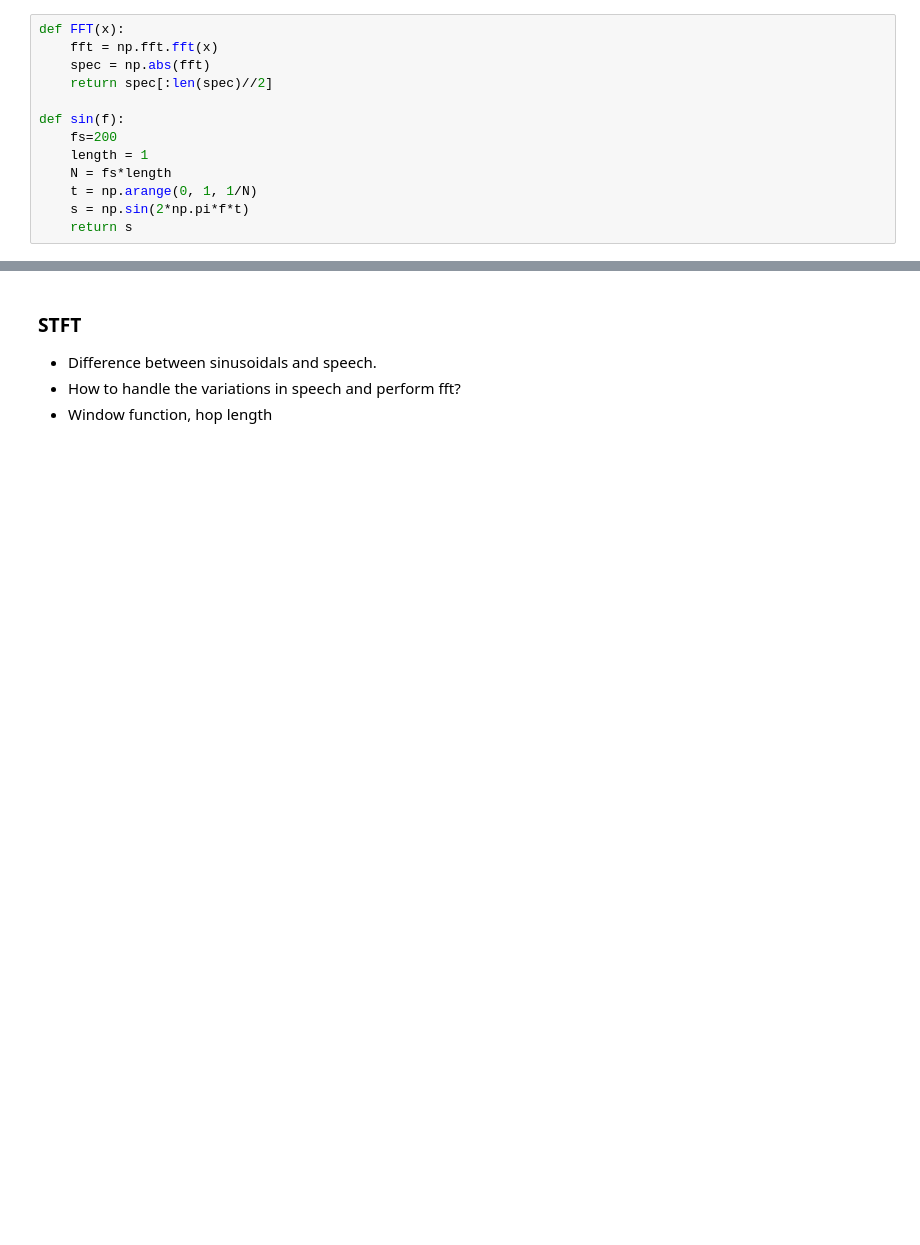
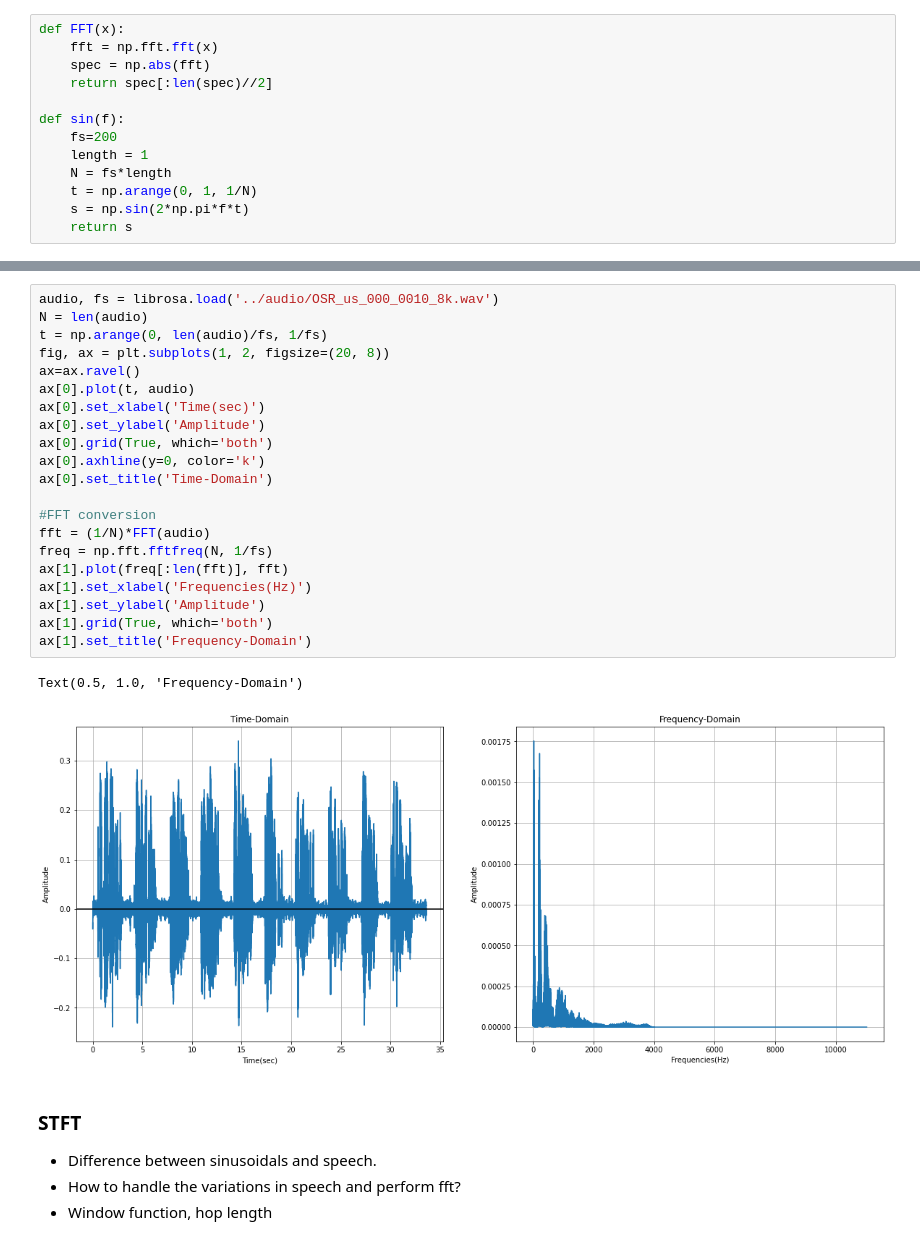
Before and after one commit to ftyers/iu-hse-asr-workshop, a Jupyter notebook: notebooks/Audio_Processing.ipynb, the cells around one changed output, grey strips where cells are left out. Drawn from its saved outputs; the diff is of its cells as text; blank space fills up the shorter version.

```diff
--- a/notebooks/Audio_Processing.ipynb
+++ b/notebooks/Audio_Processing.ipynb
@@ -73,3 +77,27 @@ ax[1].set_title('Frequency-Domain')
+# %%
+audio, fs = librosa.load('../audio/OSR_us_000_0010_8k.wav')
+N = len(audio)
+t = np.arange(0, len(audio)/fs, 1/fs)
+fig, ax = plt.subplots(1, 2, figsize=(20, 8))
+ax=ax.ravel()
+ax[0].plot(t, audio)
+ax[0].set_xlabel('Time(sec)')
+ax[0].set_ylabel('Amplitude')
+ax[0].grid(True, which='both')
+ax[0].axhline(y=0, color='k')
+ax[0].set_title('Time-Domain')
+
+#FFT conversion
+fft = (1/N)*FFT(audio)
+freq = np.fft.fftfreq(N, 1/fs)
+ax[1].plot(freq[:len(fft)], fft)
+ax[1].set_xlabel('Frequencies(Hz)')
+ax[1].set_ylabel('Amplitude')
+ax[1].grid(True, which='both')
+ax[1].set_title('Frequency-Domain')
+# %% [output]
+Text(0.5, 1.0, 'Frequency-Domain')
+[figure, added]
 # %% [markdown]
 ### STFT
 - Difference between sinusoidals and speech.
```
Also changed, not shown: parts of 6 cells of this notebook.
